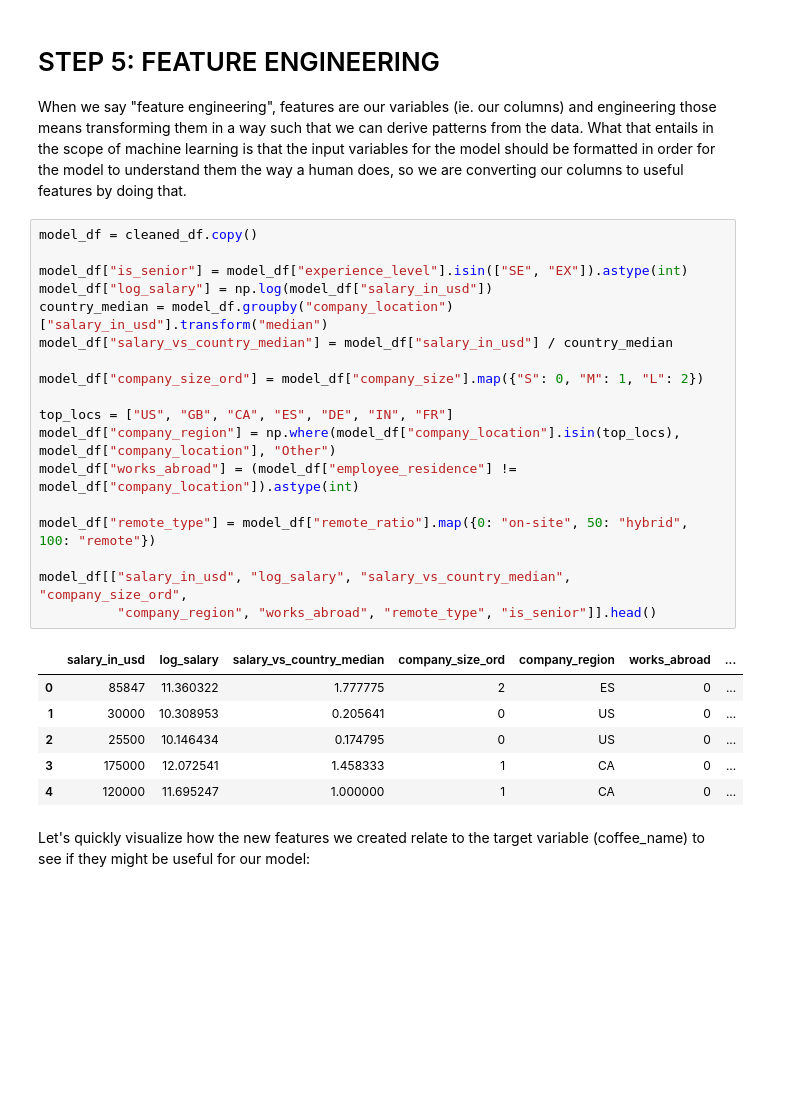
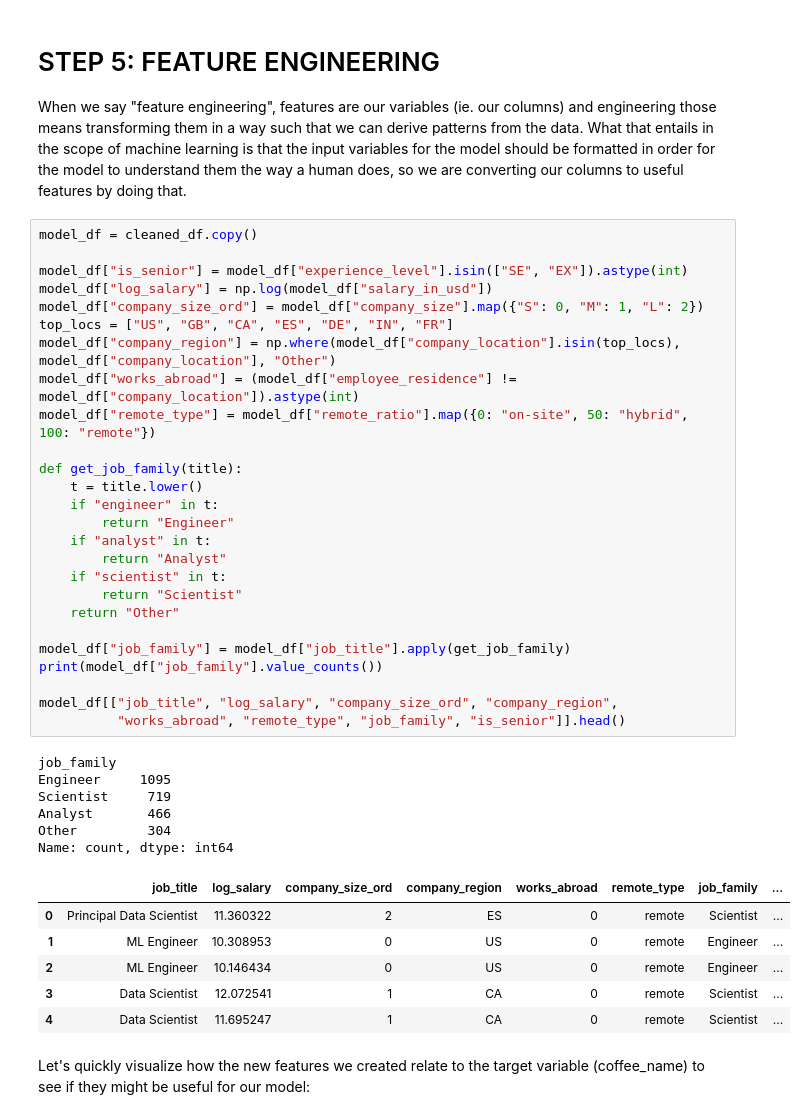
Before and after one commit to apalicepark/TCG_DSML_PRIMER, a Jupyter notebook: TCG_ML_PRIMER.ipynb, the cells around one changed output. Cells and saved outputs as stored; diff of their text form; blank space fills up the shorter version.

```diff
--- a/TCG_ML_PRIMER.ipynb
+++ b/TCG_ML_PRIMER.ipynb
@@ -474,28 +474,42 @@ When we say "feature engineering", features are our variables (ie. our columns)
 # %%
 model_df = cleaned_df.copy()
 
 model_df["is_senior"] = model_df["experience_level"].isin(["SE", "EX"]).astype(int)
 model_df["log_salary"] = np.log(model_df["salary_in_usd"])
-country_median = model_df.groupby("company_location")["salary_in_usd"].transform("median")
-model_df["salary_vs_country_median"] = model_df["salary_in_usd"] / country_median
-
 model_df["company_size_ord"] = model_df["company_size"].map({"S": 0, "M": 1, "L": 2})
-
 top_locs = ["US", "GB", "CA", "ES", "DE", "IN", "FR"]
 model_df["company_region"] = np.where(model_df["company_location"].isin(top_locs), model_df["company_location"], "Other")
 model_df["works_abroad"] = (model_df["employee_residence"] != model_df["company_location"]).astype(int)
-
 model_df["remote_type"] = model_df["remote_ratio"].map({0: "on-site", 50: "hybrid", 100: "remote"})
 
-model_df[["salary_in_usd", "log_salary", "salary_vs_country_median", "company_size_ord",
-          "company_region", "works_abroad", "remote_type", "is_senior"]].head()
+def get_job_family(title):
+    t = title.lower()
+    if "engineer" in t:
+        return "Engineer"
+    if "analyst" in t:
+        return "Analyst"
+    if "scientist" in t:
+        return "Scientist"
+    return "Other"
+
+model_df["job_family"] = model_df["job_title"].apply(get_job_family)
+print(model_df["job_family"].value_counts())
+
+model_df[["job_title", "log_salary", "company_size_ord", "company_region",
+          "works_abroad", "remote_type", "job_family", "is_senior"]].head()
 # %% [output]
+job_family
+Engineer     1095
+Scientist     719
+Analyst       466
+Other         304
+Name: count, dtype: int64
-|  | salary_in_usd | log_salary | salary_vs_country_median | company_size_ord | company_region | works_abroad | ... |
-| 0 | 85847 | 11.360322 | 1.777775 | 2 | ES | 0 | ... |
-| 1 | 30000 | 10.308953 | 0.205641 | 0 | US | 0 | ... |
-| 2 | 25500 | 10.146434 | 0.174795 | 0 | US | 0 | ... |
-| 3 | 175000 | 12.072541 | 1.458333 | 1 | CA | 0 | ... |
-| 4 | 120000 | 11.695247 | 1.000000 | 1 | CA | 0 | ... |
+|  | job_title | log_salary | company_size_ord | company_region | works_abroad | remote_type | job_family | ... |
+| 0 | Principal Data Scientist | 11.360322 | 2 | ES | 0 | remote | Scientist | ... |
+| 1 | ML Engineer | 10.308953 | 0 | US | 0 | remote | Engineer | ... |
+| 2 | ML Engineer | 10.146434 | 0 | US | 0 | remote | Engineer | ... |
+| 3 | Data Scientist | 12.072541 | 1 | CA | 0 | remote | Scientist | ... |
+| 4 | Data Scientist | 11.695247 | 1 | CA | 0 | remote | Scientist | ... |
 # %% [markdown]
 Let's quickly visualize how the new features we created relate to the target variable (coffee_name) to see if they might be useful for our model:
 # %%
```
Also changed, not shown: parts of 5 cells of this notebook.
